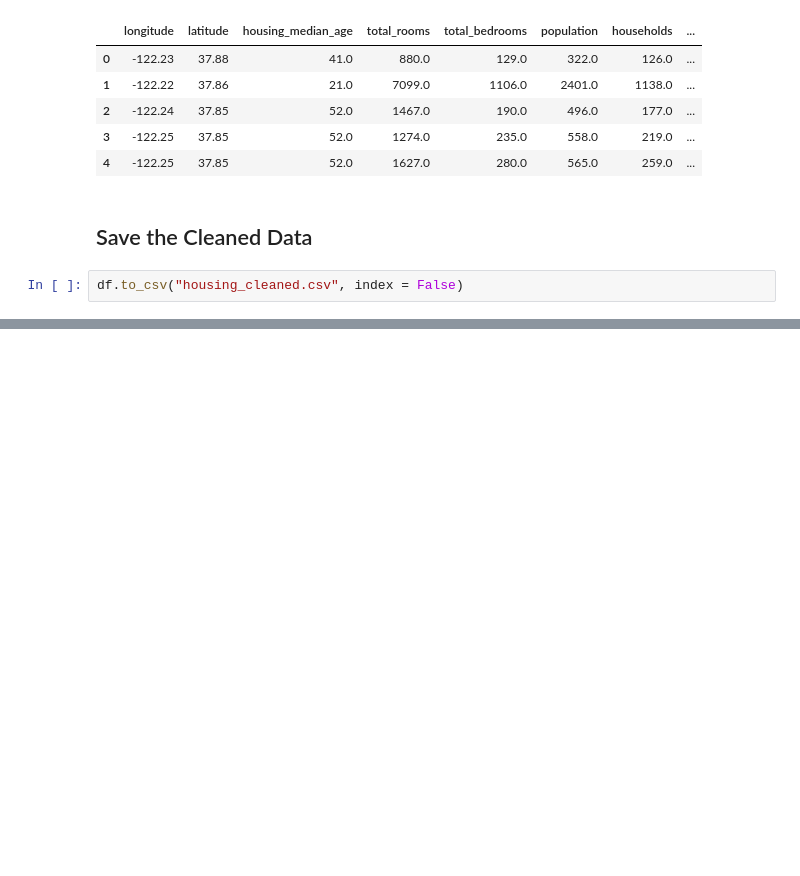
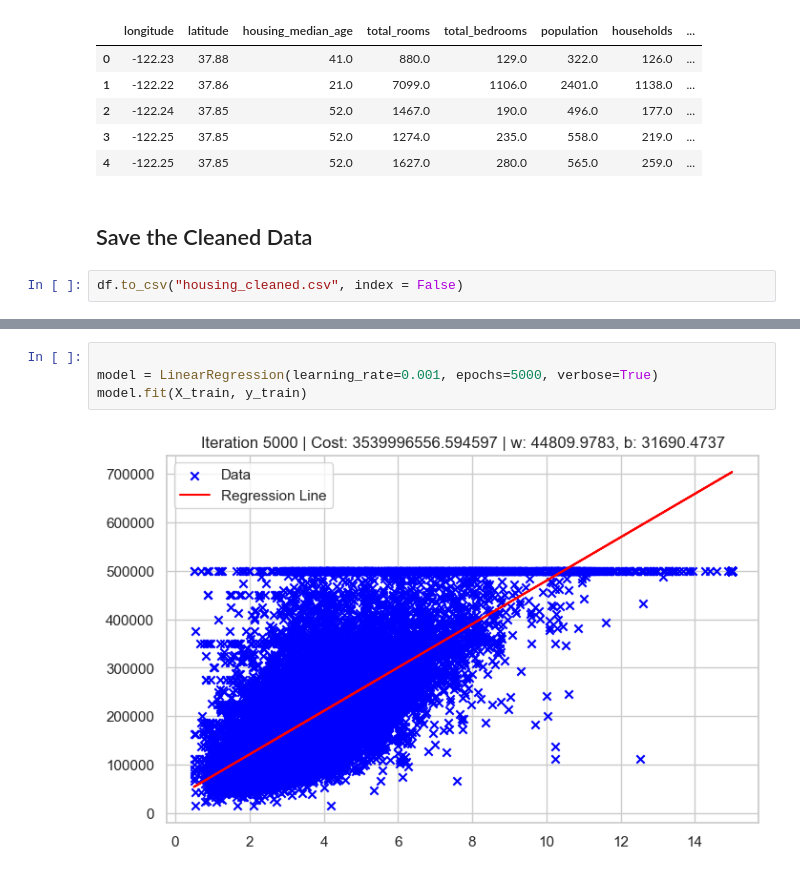
Before and after one commit to Asad-Afridi/NAVTTC-AI-Course, a Jupyter notebook: Month 02/Week 05/Notebooks/w5d3 - California Housing Data Analysis Capstone.ipynb, the cells around one changed output, grey strips where cells are left out. Drawn from its saved outputs; the diff is of its cells as text; blank space fills up the shorter version.

```diff
--- a/Month 02/Week 05/Notebooks/w5d3 - California Housing Data Analysis Capstone.ipynb
+++ b/Month 02/Week 05/Notebooks/w5d3 - California Housing Data Analysis Capstone.ipynb
@@ -698,0 +807,6 @@ df.to_csv("housing_cleaned.csv", index = False)
+# %%
+
+model = LinearRegression(learning_rate=0.001, epochs=5000, verbose=True)
+model.fit(X_train, y_train)
+# %% [output]
+[figure, added]
```
Also changed, not shown: parts of 10 cells of this notebook, 1 other file.
